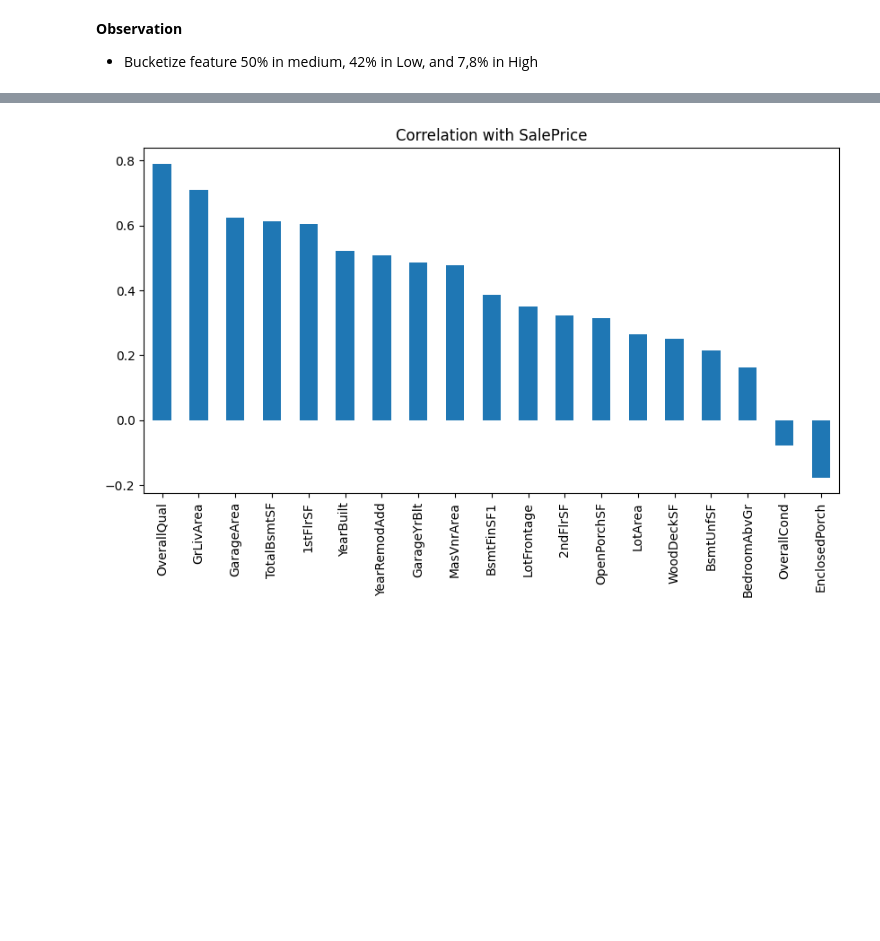
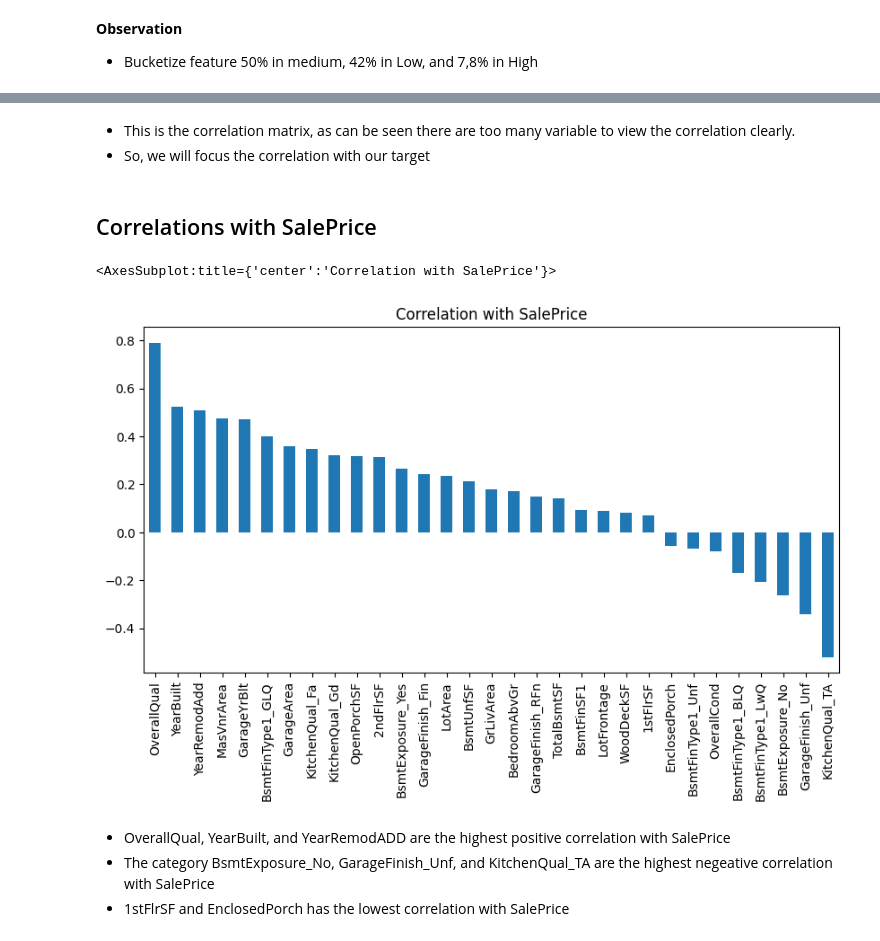
Before and after one commit to TimothyYW/Project_05, a Jupyter notebook: jupyter_notebooks/03 Data_Corralation.ipynb, the cells around one changed output, grey strips where cells are left out. Saved outputs shown, nothing was run; the diff lists cells and outputs as text; code cells hidden in the pictures; blank space fills up the shorter version.

Commit message:
add train test split and Data corralation description

```diff
--- a/jupyter_notebooks/03 Data_Corralation.ipynb
+++ b/jupyter_notebooks/03 Data_Corralation.ipynb
@@ -45,6 +45,6 @@ current_dir
 # Load data
 # %%
 import pandas as pd
-df = pd.read_csv(f"/workspace/Project_05/inputs/housing-prices-data/house-price-20211124T154130Z-001/house-price/house_prices_records.csv")
+df = pd.read_csv(f"/workspace/Project_05/outputs/datasets/cleaned/HousePricesCleaned.csv")
 df.head()
 # %% [output]
@@ -112,12 +112,14 @@ plt.show()
+# %% [markdown]
++ This is the correlation matrix, as can be seen there are too many variable to view the correlation clearly.
++ So, we will focus the correlation with our target
+# %% [markdown]
+## Correlations with SalePrice
 # %%
-
-numeric_df = df.select_dtypes(include=[np.number])
-
-
-correlations = numeric_df.corrwith(df.SalePrice).sort_values(ascending=False)[1:]
-
-
-correlations.plot.bar(title="Correlation with SalePrice", figsize=(10, 5))
-plt.show()
+df.corrwith(df.SalePrice).sort_values(ascending = False)[1:].plot.bar(title="Correlation with SalePrice", figsize = (10,5))
 # %% [output]
+<AxesSubplot:title={'center':'Correlation with SalePrice'}>
-[figure, old version]
+[figure, new version]
+# %% [markdown]
++ OverallQual, YearBuilt, and YearRemodADD are the highest positive correlation with SalePrice
++ The category BsmtExposure_No, GarageFinish_Unf, and KitchenQual_TA are the highest negeative correlation with SalePrice
++ 1stFlrSF and EnclosedPorch has the lowest correlation with SalePrice
```
Also changed, not shown: parts of 4 cells of this notebook, 5 other files.
